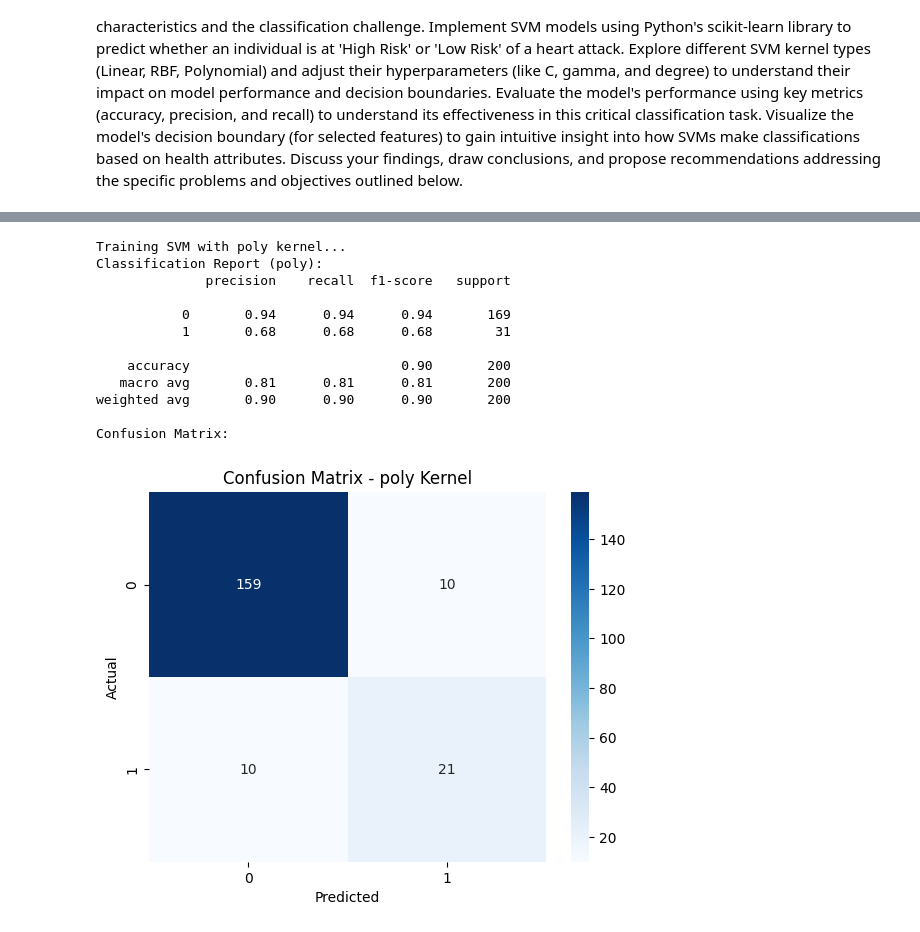
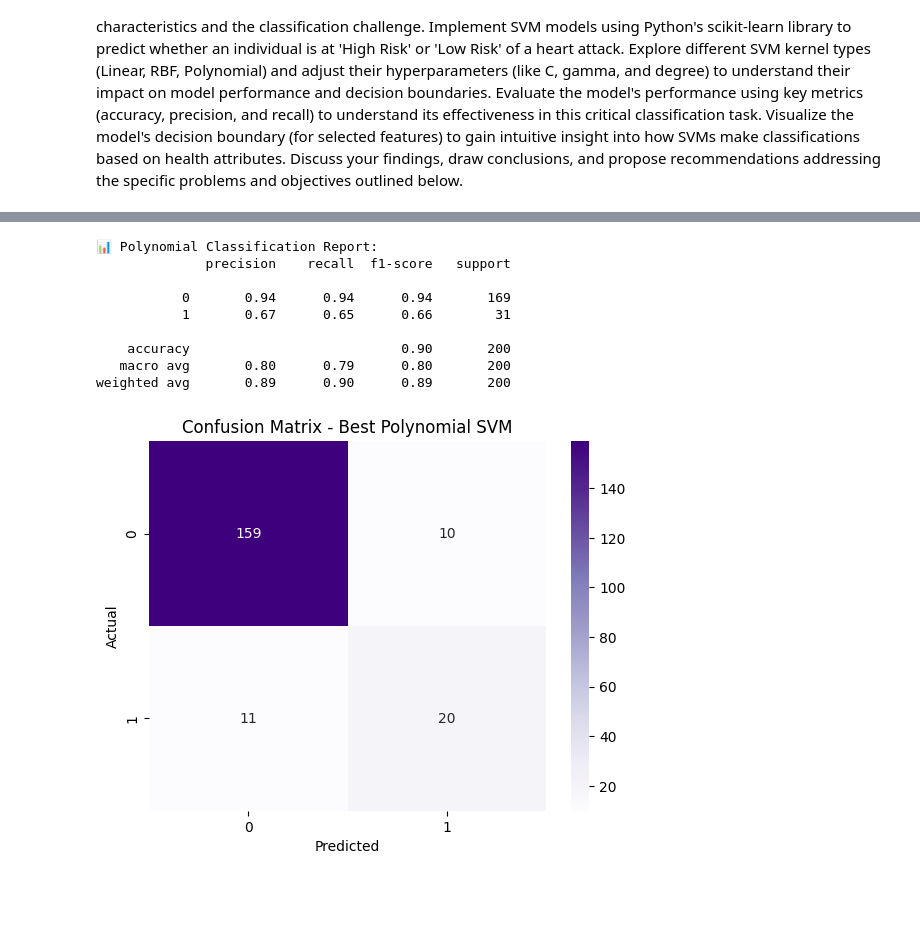
Before and after one commit to IamAlonKenneth/data-science-activities, a Jupyter notebook: Support Vector Machines (SVMs)/Support Vector Machines (SVMs).ipynb, the cells around one changed output, grey strips where cells are left out. Drawn from its saved outputs; the diff is of its cells as text; code cells hidden in the pictures; blank space fills up the shorter version.

```diff
--- a/Support Vector Machines (SVMs)/Support Vector Machines (SVMs).ipynb
+++ b/Support Vector Machines (SVMs)/Support Vector Machines (SVMs).ipynb
@@ -108,4 +102,20 @@ Confusion Matrix:
 # %%
-# Train and evaluate RBF SVM
-rbf_model = train_and_evaluate_svm(kernel="rbf", C=1.0, gamma=0.1)
+# =========================================
+# 🔧 Polynomial SVM
+# =========================================
+poly_pipeline = Pipeline([
+    ('scaler', StandardScaler()),
+    ('svm', SVC(kernel='poly'))
+])
+
+param_grid_poly = {
+    'svm__C': np.arange(0.1, 5, 0.1),
+    'svm__degree': np.arange(1, 50, 1)
+}
+
+grid_poly = GridSearchCV(poly_pipeline, param_grid_poly, cv=5, scoring='accuracy')
+grid_poly.fit(X_train, y_train)
+
+print("🔍 Best Polynomial Parameters:", grid_poly.best_params_)
+print("📈 Best Polynomial Cross-Validated Accuracy:", grid_poly.best_score_)
 # %% [output]
@@ -125,17 +124,25 @@ Confusion Matrix:
 # %%
-# Train and evaluate Polynomial SVM
-poly_model = train_and_evaluate_svm(kernel="poly", C=1.0, degree=3)
+# ✅ Evaluate best Polynomial model on test set
+best_poly = grid_poly.best_estimator_
+y_pred_poly = best_poly.predict(X_test)
+
+print("\n📊 Polynomial Classification Report:")
+print(classification_report(y_test, y_pred_poly))
+
+# 🔍 Confusion Matrix
+sns.heatmap(confusion_matrix(y_test, y_pred_poly), annot=True, fmt='d', cmap='Purples')
+plt.title("Confusion Matrix - Best Polynomial SVM")
+plt.xlabel("Predicted")
+plt.ylabel("Actual")
+plt.show()
 # %% [output]
-Training SVM with poly kernel...
-Classification Report (poly):
+📊 Polynomial Classification Report:
               precision    recall  f1-score   support
 
            0       0.94      0.94      0.94       169
-           1       0.68      0.68      0.68        31
+           1       0.67      0.65      0.66        31
 
     accuracy                           0.90       200
-   macro avg       0.81      0.81      0.81       200
-weighted avg       0.90      0.90      0.90       200
-
-Confusion Matrix:
+   macro avg       0.80      0.79      0.80       200
+weighted avg       0.89      0.90      0.89       200
-[figure, old version]
+[figure, new version]
```
Also changed, not shown: parts of 16 cells of this notebook.
